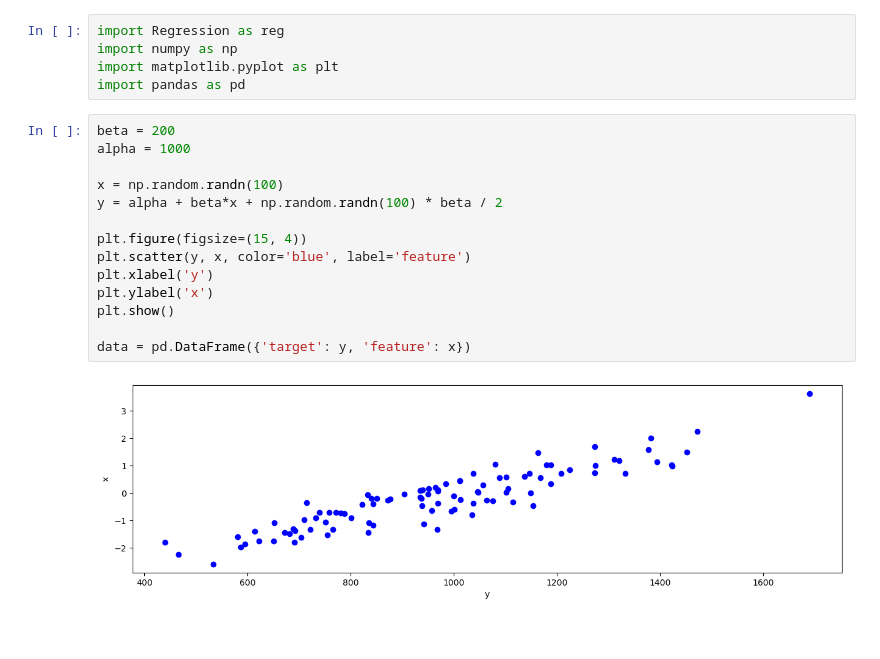
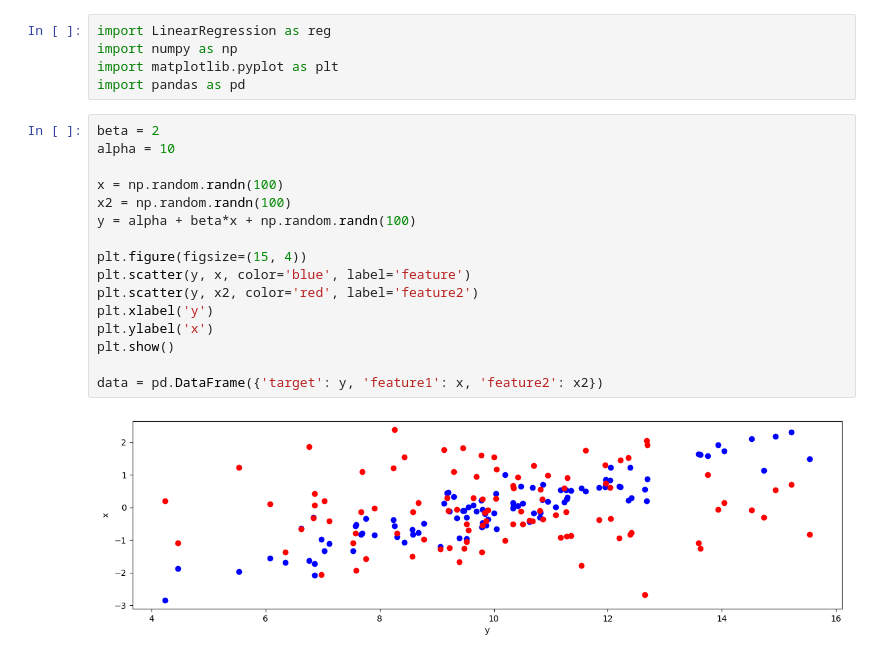
Before and after one commit to Cheval-Paresseux/ChevalParesseux-lib, a Jupyter notebook: Models/regressionTest.ipynb, the cells around one changed output. Drawn from its saved outputs; the diff is of its cells as text.

Commit message:
regression

```diff
--- a/Models/regressionTest.ipynb
+++ b/Models/regressionTest.ipynb
@@ -1,22 +1,24 @@
 # %%
-import Regression as reg
+import LinearRegression as reg
 import numpy as np
 import matplotlib.pyplot as plt
 import pandas as pd
 # %%
-beta = 200
-alpha = 1000
+beta = 2
+alpha = 10
 
 x = np.random.randn(100)
-y = alpha + beta*x + np.random.randn(100) * beta / 2
+x2 = np.random.randn(100)
+y = alpha + beta*x + np.random.randn(100)
 
 plt.figure(figsize=(15, 4))
 plt.scatter(y, x, color='blue', label='feature')
+plt.scatter(y, x2, color='red', label='feature2')
 plt.xlabel('y')
 plt.ylabel('x')
 plt.show()
 
-data = pd.DataFrame({'target': y, 'feature': x})
+data = pd.DataFrame({'target': y, 'feature1': x, 'feature2': x2})
 # %% [output]
-[figure, old version]
+[figure, new version]
 # %%
```
Also changed, not shown: parts of 3 cells of this notebook, 3 other files.
